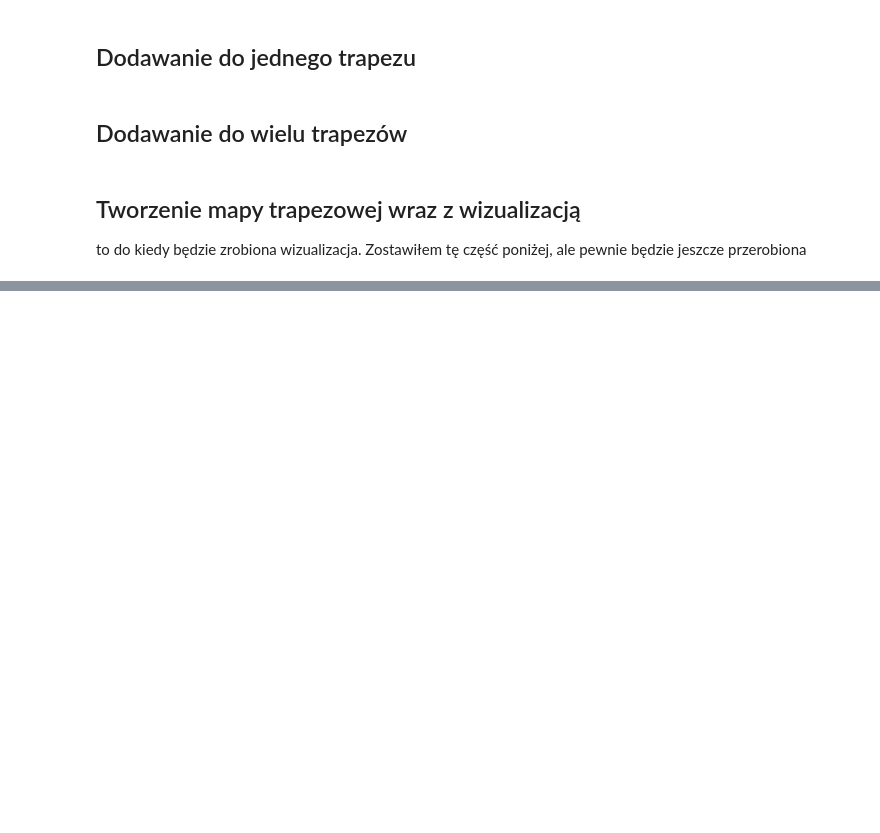
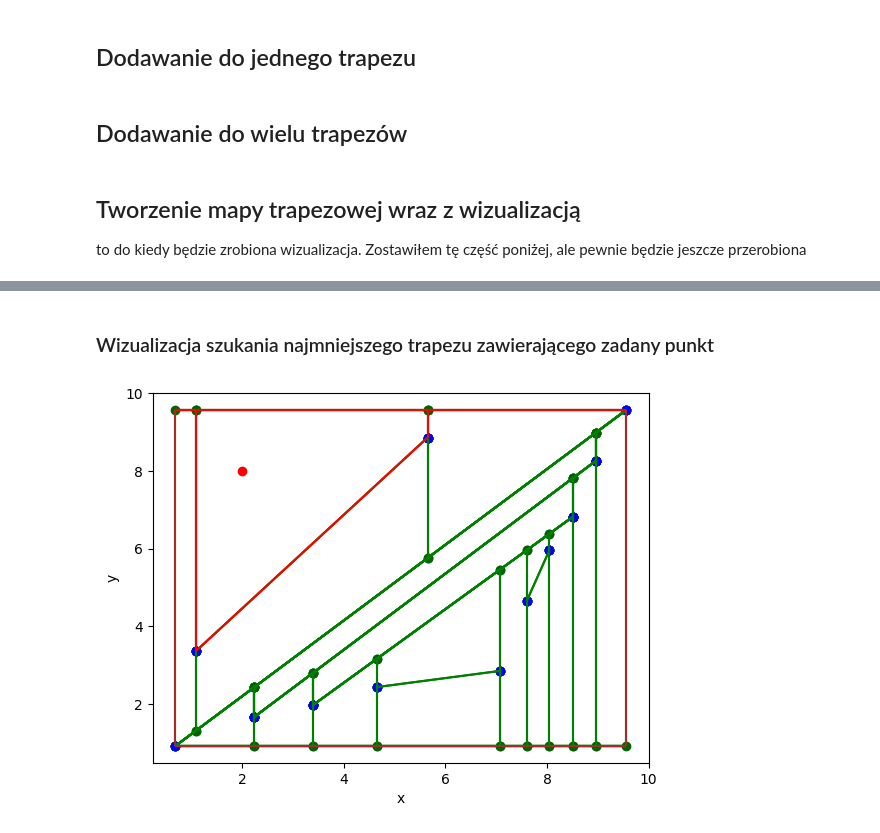
Before and after one commit to michal1mroz/GEOMETRIC_ALG_PROJECT, a Jupyter notebook: wm-code-without-vis-suggestion/mainProgram.ipynb, the cells around one changed output, grey strips where cells are left out. Saved outputs shown, nothing was run; the diff lists cells and outputs as text; code cells hidden in the pictures; blank space fills up the shorter version.

```diff
--- a/wm-code-without-vis-suggestion/mainProgram.ipynb
+++ b/wm-code-without-vis-suggestion/mainProgram.ipynb
@@ -338,0 +329,7 @@ AttributeError: 'NoneType' object has no attribute 'type'
+# %% [markdown]
+### Wizualizacja szukania najmniejszego trapezu zawierającego zadany punkt
+# %%
+P = Point(2,8)
+findPointVisualised(exampleLines3, P)
+# %% [output]
+[figure, added]
```
Also changed, not shown: parts of 8 cells of this notebook, 6 other files.
